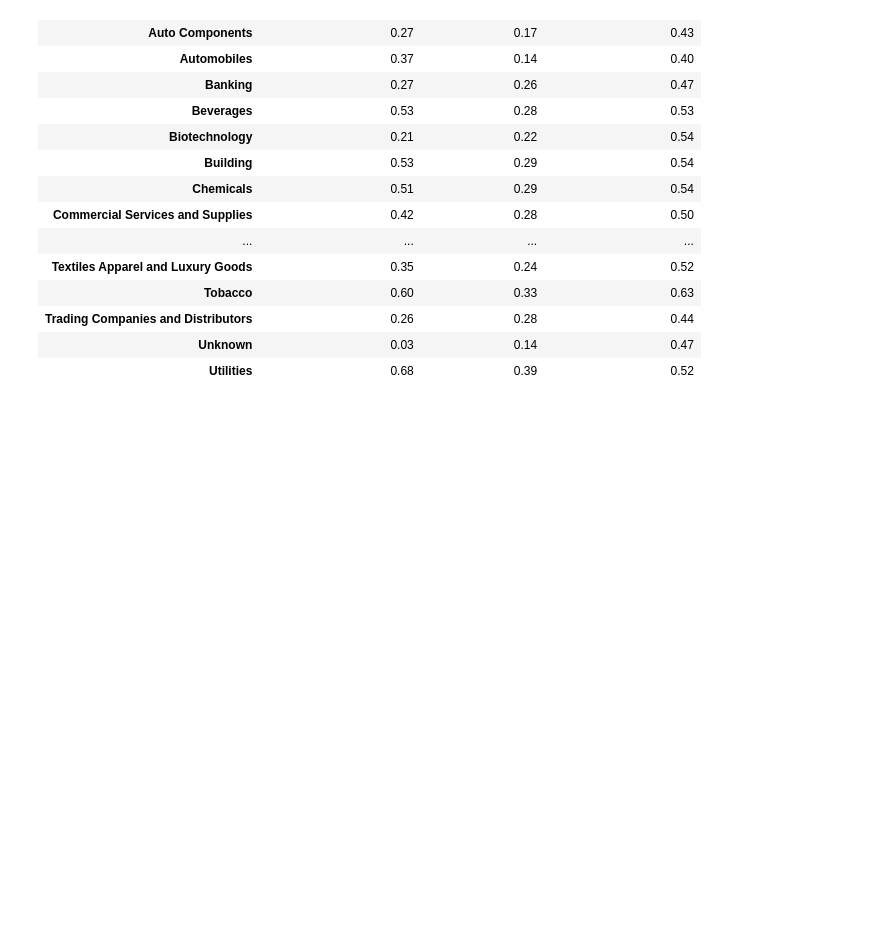
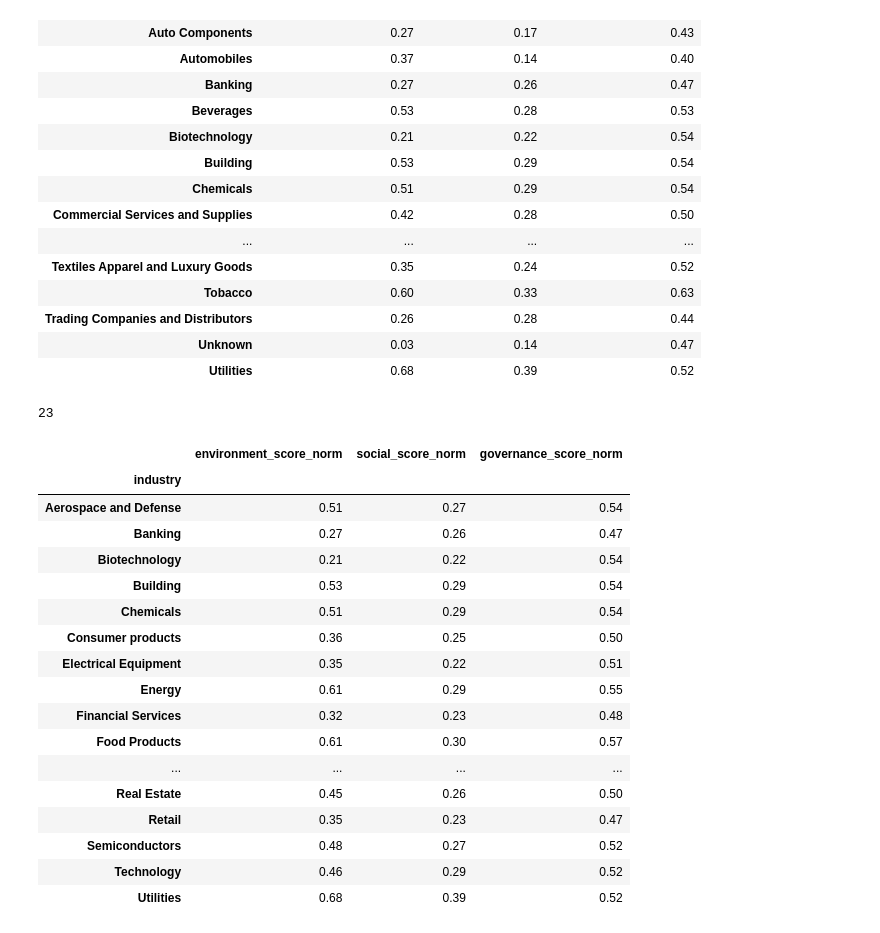
Before and after one commit to ColmHH/esg_corporate_analysis, a Jupyter notebook: jupyter_notebooks/esg_corporate_analysis_visualisation.ipynb, the cells around one changed output. Drawn from its saved outputs; the diff is of its cells as text; code cells hidden in the pictures; blank space fills up the shorter version.

Commit message:
Create industry count threshold

```diff
--- a/jupyter_notebooks/esg_corporate_analysis_visualisation.ipynb
+++ b/jupyter_notebooks/esg_corporate_analysis_visualisation.ipynb
@@ -145,3 +145,33 @@ df.groupby("industry")[["environment_score_norm", "social_score_norm", "governan
 | Trading Companies and Distributors | 0.26 | 0.28 | 0.44 |
 | Unknown | 0.03 | 0.14 | 0.47 |
 | Utilities | 0.68 | 0.39 | 0.52 |
+# %%
+valid_industries = industry_counts[industry_counts >= 10].index
+
+df_filtered = df[(df["industry"].isin(valid_industries)) & (df["industry"] != "Unknown")]
+
+df_filtered["industry"].nunique()
+# %% [output]
+23
+# %%
+industry_pillar_avg = df_filtered.groupby("industry")[["environment_score_norm", "social_score_norm", "governance_score_norm"]].mean()
+industry_pillar_avg.round(2)
+# %% [output]
+|  | environment_score_norm | social_score_norm | governance_score_norm |
+| industry |  |  |  |
+| Aerospace and Defense | 0.51 | 0.27 | 0.54 |
+| Banking | 0.27 | 0.26 | 0.47 |
+| Biotechnology | 0.21 | 0.22 | 0.54 |
+| Building | 0.53 | 0.29 | 0.54 |
+| Chemicals | 0.51 | 0.29 | 0.54 |
+| Consumer products | 0.36 | 0.25 | 0.50 |
+| Electrical Equipment | 0.35 | 0.22 | 0.51 |
+| Energy | 0.61 | 0.29 | 0.55 |
+| Financial Services | 0.32 | 0.23 | 0.48 |
+| Food Products | 0.61 | 0.30 | 0.57 |
+| ... | ... | ... | ... |
+| Real Estate | 0.45 | 0.26 | 0.50 |
+| Retail | 0.35 | 0.23 | 0.47 |
+| Semiconductors | 0.48 | 0.27 | 0.52 |
+| Technology | 0.46 | 0.29 | 0.52 |
+| Utilities | 0.68 | 0.39 | 0.52 |
```
